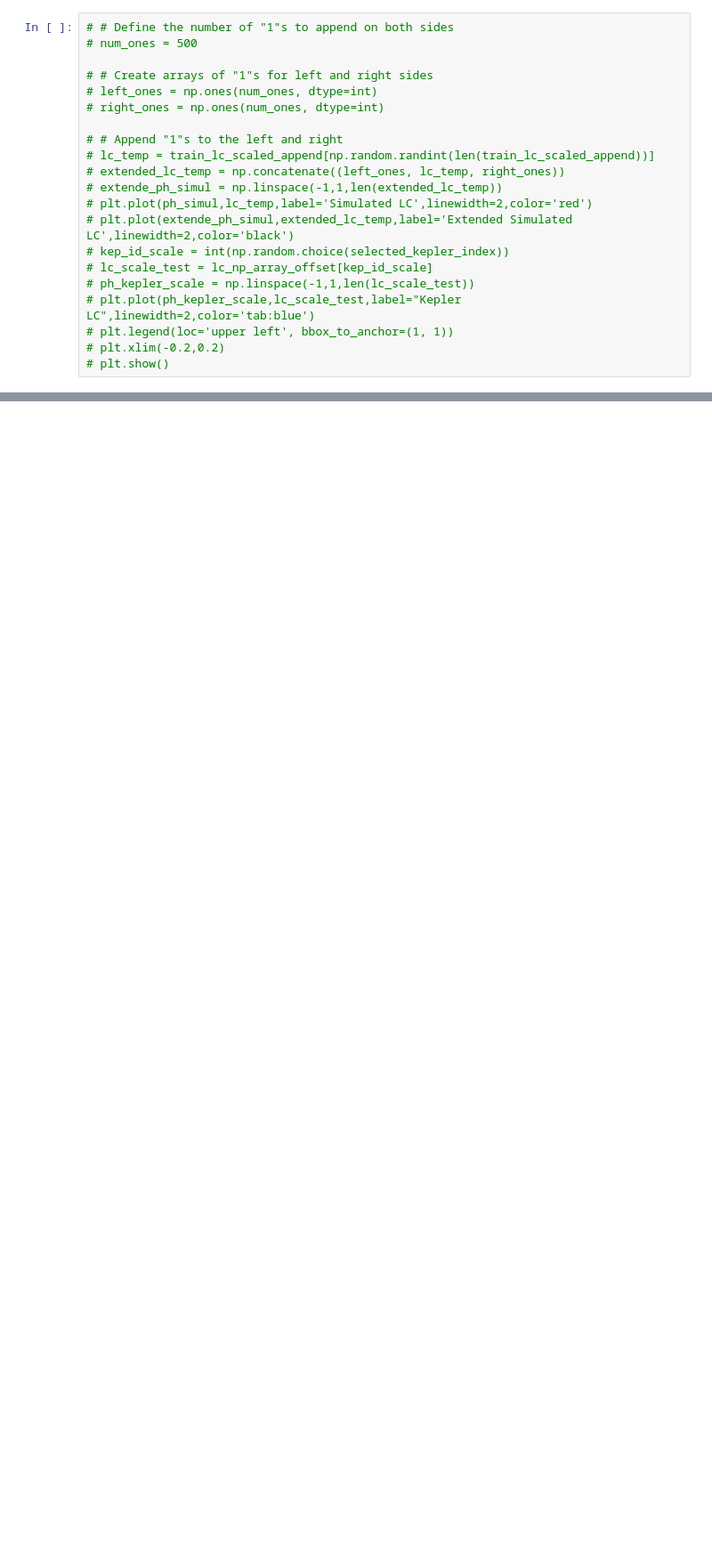
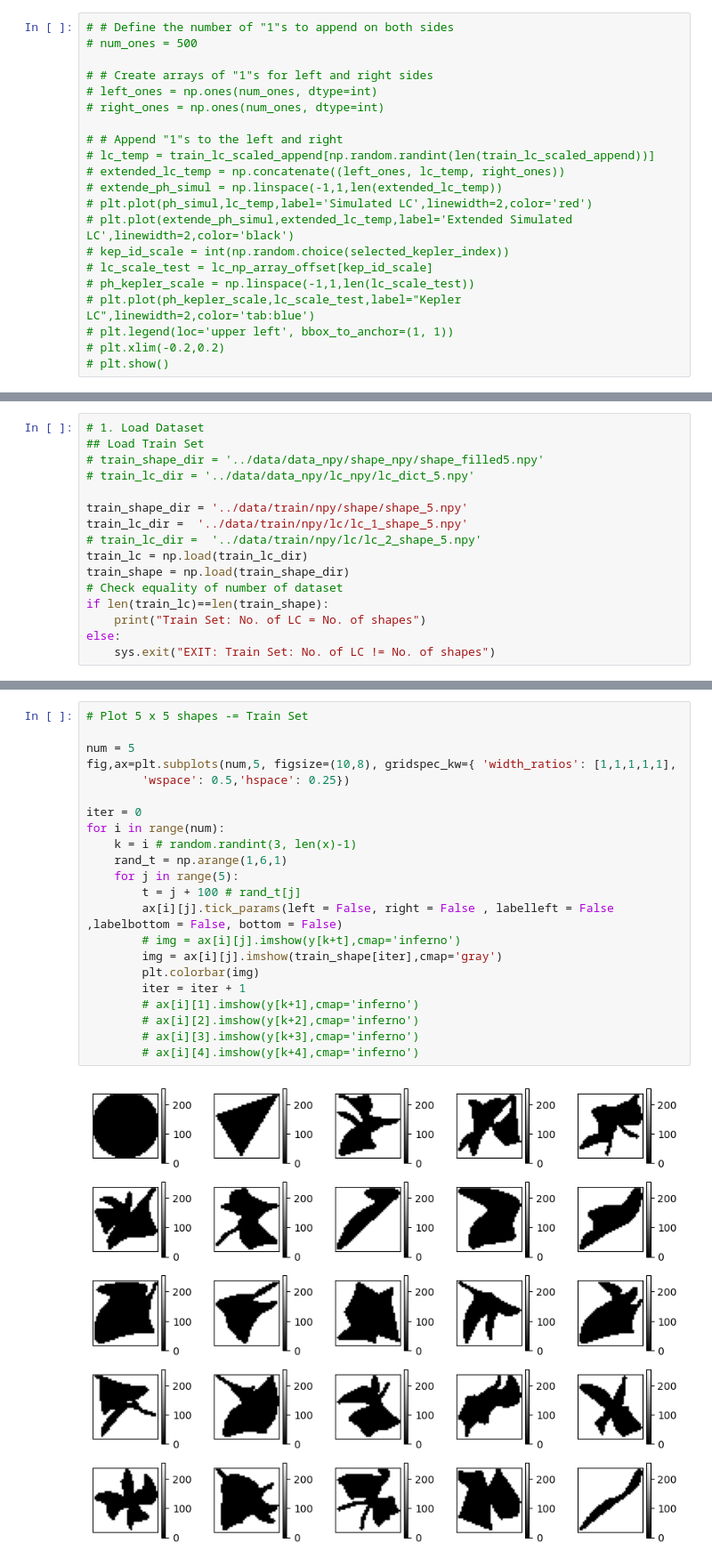
Before and after one commit to abrahammathews2000/mega, a Jupyter notebook: ml_training/overlap_lightcurves_simul_kepler.ipynb, the cells around one changed output, grey strips where cells are left out. Shown at 89% size. Saved outputs shown, nothing was run; the diff lists cells and outputs as text; blank space fills up the shorter version.

```diff
--- a/ml_training/overlap_lightcurves_simul_kepler.ipynb
+++ b/ml_training/overlap_lightcurves_simul_kepler.ipynb
@@ -611,0 +632,16 @@ plt.show()
+# %%
+# 1. Load Dataset
+## Load Train Set
+# train_shape_dir = '../data/data_npy/shape_npy/shape_filled5.npy'
+# train_lc_dir = '../data/data_npy/lc_npy/lc_dict_5.npy'
+
+train_shape_dir = '../data/train/npy/shape/shape_5.npy'
+train_lc_dir =  '../data/train/npy/lc/lc_1_shape_5.npy'
+# train_lc_dir =  '../data/train/npy/lc/lc_2_shape_5.npy'
+train_lc = np.load(train_lc_dir)
+train_shape = np.load(train_shape_dir)
+# Check equality of number of dataset
+if len(train_lc)==len(train_shape):
+    print("Train Set: No. of LC = No. of shapes")
+else:
+    sys.exit("EXIT: Train Set: No. of LC != No. of shapes")
@@ -611,0 +650,24 @@ plt.show()
+# %%
+# Plot 5 x 5 shapes -= Train Set
+
+num = 5
+fig,ax=plt.subplots(num,5, figsize=(10,8), gridspec_kw={ 'width_ratios': [1,1,1,1,1],
+        'wspace': 0.5,'hspace': 0.25})
+
+iter = 0
+for i in range(num):
+    k = i # random.randint(3, len(x)-1)
+    rand_t = np.arange(1,6,1)
+    for j in range(5):
+        t = j + 100 # rand_t[j]
+        ax[i][j].tick_params(left = False, right = False , labelleft = False ,labelbottom = False, bottom = False)
+        # img = ax[i][j].imshow(y[k+t],cmap='inferno')
+        img = ax[i][j].imshow(train_shape[iter],cmap='gray')
+        plt.colorbar(img)
+        iter = iter + 1
+        # ax[i][1].imshow(y[k+1],cmap='inferno')
+        # ax[i][2].imshow(y[k+2],cmap='inferno')
+        # ax[i][3].imshow(y[k+3],cmap='inferno')
+        # ax[i][4].imshow(y[k+4],cmap='inferno')
+# %% [output]
+[figure, added]
```
Also changed, not shown: parts of 10 cells of this notebook, 15 other files.
